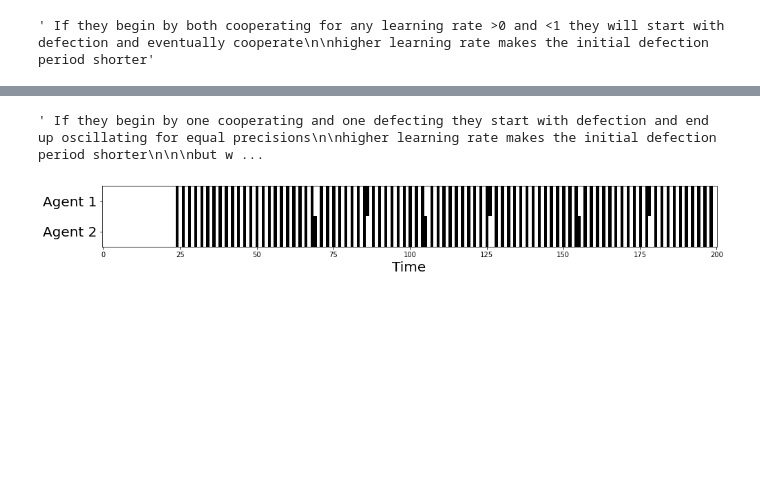
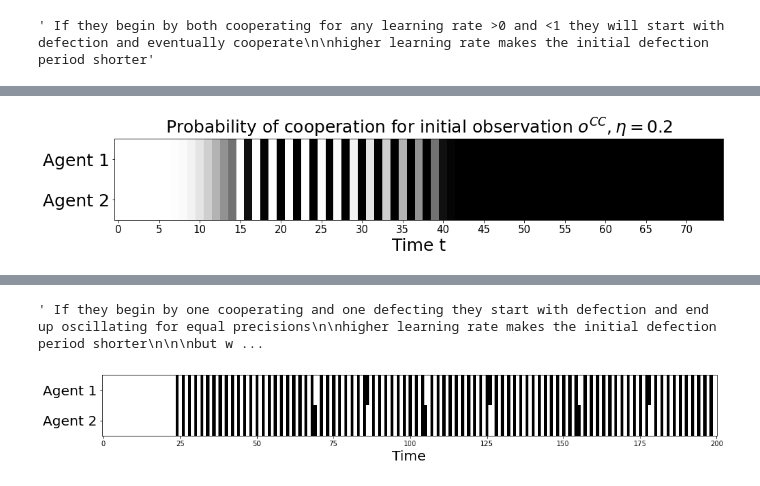
Before and after one commit to daphnedemekas/network-actinf, a Jupyter notebook: prisoners_dilemma/results_1_factor.ipynb, the cells around one changed output, grey strips where cells are left out. Saved outputs shown, nothing was run; the diff lists cells and outputs as text; code cells hidden in the pictures; blank space fills up the shorter version.

```diff
--- a/prisoners_dilemma/results_1_factor.ipynb
+++ b/prisoners_dilemma/results_1_factor.ipynb
@@ -4,6 +4,9 @@ import seaborn as sns
 import matplotlib.pyplot as plt
 # %%
 from utils import sweep_2, construct_2
+# %%
+from matplotlib.colors import LinearSegmentedColormap
+cmap0 = LinearSegmentedColormap.from_list("", ["white", "black"])
 # %%
 plt.rcParams['figure.facecolor'] = 'white'
 plt.rcParams['axes.facecolor'] = 'white'
@@ -32,0 +51,15 @@ plt.show()
+# %%
+
+fig, ax = plt.subplots(figsize = (16,5))
+ax.grid(color='w', which = 'minor', linestyle='-', linewidth=2)
+ax.set_xlabel("Time")
+im = ax.imshow(q_pi_over_time[:75,0,:].T,cmap =cmap0, aspect = 5, vmin=0, vmax =1)
+ax.set_xlabel("Time t",fontsize = 25)
+ax.set_xticks(range(75)[::5],fontsize = 20)
+ax.set_yticks([0, 1], labels=["Agent 1", "Agent 2"],fontsize = 25)
+plt.title("Probability of cooperation for initial observation " + r'$ o^{CC}, \eta = 0.2$',fontsize=25)
+plt.xticks(fontsize=15)
+plt.savefig('Figure 2')
+plt.show()
+# %% [output]
+[figure, added]
```
Also changed, not shown: parts of 26 cells of this notebook, 1 other file.
